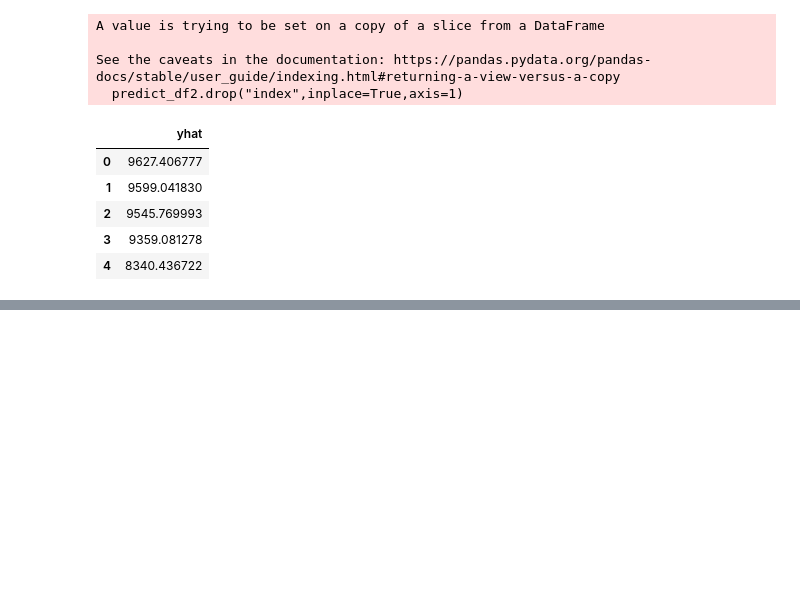
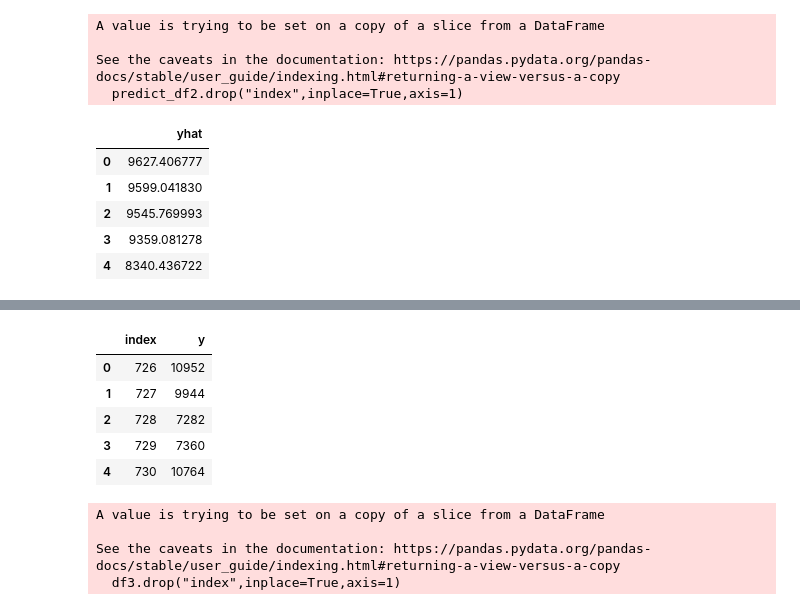
Before and after one commit to Viswanadh-P-18/TENSORFLOW_RNN_LSTM_NLP, a Jupyter notebook: FBPROPHET VS GENERATOR_LSTM.ipynb, the cells around one changed output, grey strips where cells are left out. Cells and saved outputs as stored; diff of their text form; code cells hidden in the pictures; blank space fills up the shorter version.

```diff
--- a/FBPROPHET VS GENERATOR_LSTM.ipynb
+++ b/FBPROPHET VS GENERATOR_LSTM.ipynb
@@ -383,3 +387,5 @@ predict_df2.head(5)
 | 2 | 9545.769993 |
 | 3 | 9359.081278 |
 | 4 | 8340.436722 |
+# %%
+df3=df2.iloc[726:751]
@@ -386,3 +412,19 @@ predict_df2.head(5)
+# %%
+df3.head(5)
+# %% [output]
+|  | index | y |
+| 0 | 726 | 10952 |
+| 1 | 727 | 9944 |
+| 2 | 728 | 7282 |
+| 3 | 729 | 7360 |
+| 4 | 730 | 10764 |
+# %%
+df3.drop("index",inplace=True,axis=1)
+# %% [output]
+A value is trying to be set on a copy of a slice from a DataFrame
+
+See the caveats in the documentation: https://pandas.pydata.org/pandas-docs/stable/user_guide/indexing.html#returning-a-view-versus-a-copy
+  df3.drop("index",inplace=True,axis=1)
 # %%
 results_df.head(5)
 # %% [output]
```
Also changed, not shown: parts of 18 cells of this notebook.
